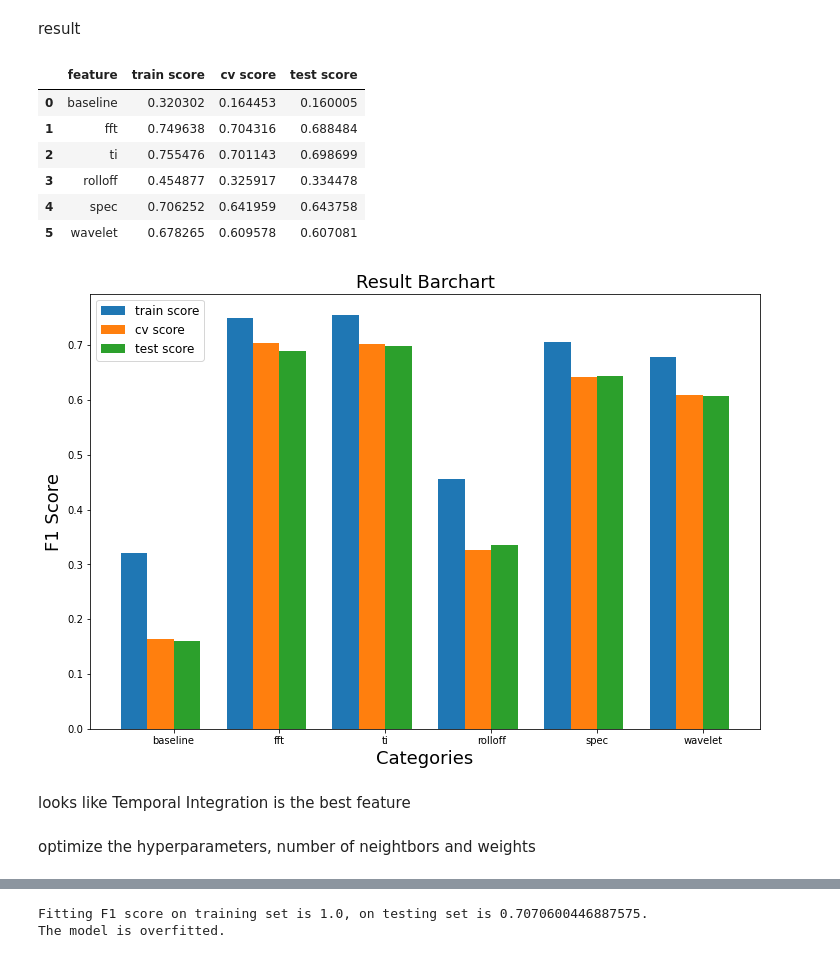
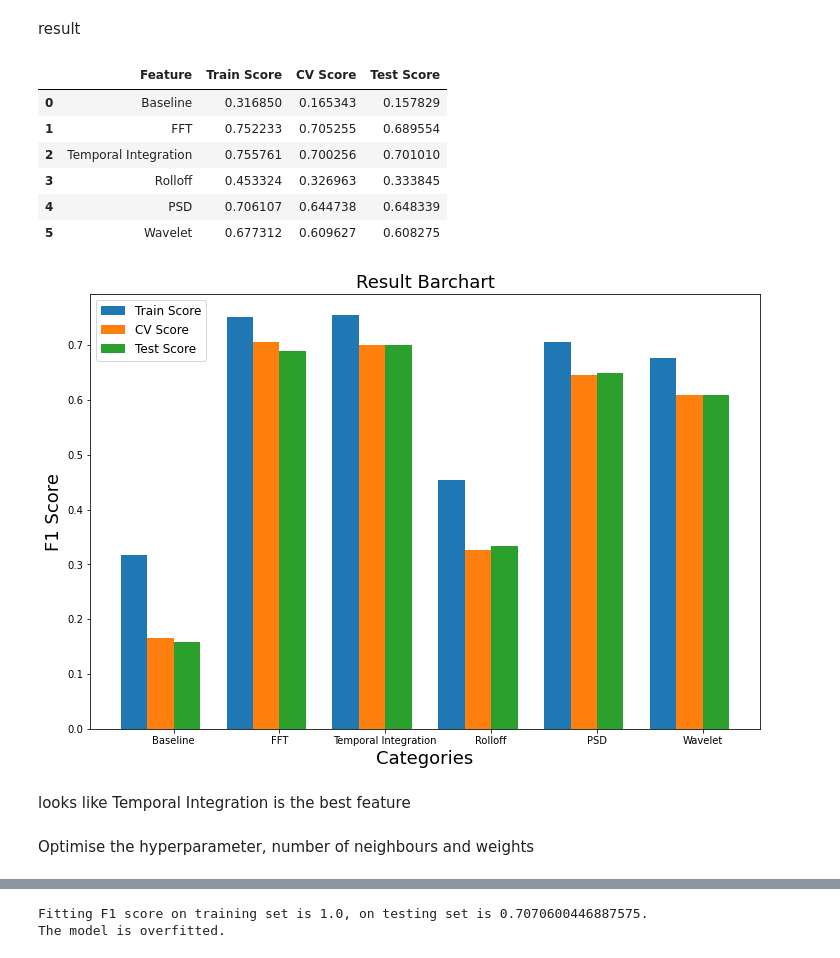
Before and after one commit to Turkeywobbling/ML-group-project, a Jupyter notebook: main.ipynb, the cells around one changed output, grey strips where cells are left out. Saved outputs shown, nothing was run; the diff lists cells and outputs as text; code cells hidden in the pictures.

```diff
--- a/main.ipynb
+++ b/main.ipynb
@@ -18,6 +14,6 @@ baseline = pd.read_csv('features/baseline.csv')
 fft = pd.read_csv('features/fft.csv')
 ti = pd.read_csv('features/ti.csv')
 rolloff = pd.read_csv('features/rolloff.csv')
-spec = pd.read_csv('features/spec.csv')
+psd = pd.read_csv('features/psd.csv')
 wt = pd.read_csv('features/wavelets.csv')
 # %% [markdown]
@@ -27,7 +23,7 @@ baseline_X_train, y_train, baseline_X_test, y_test = pre_features(0.8, baseline)
 fft_X_train, y_train, fft_X_test, y_test = pre_features(0.8, fft)
 ti_X_train, y_train, ti_X_test, y_test = pre_features(0.8, ti)
 rolloff_X_train, y_train, rolloff_X_test, y_test = pre_features(0.8, rolloff)
-spec_X_train, y_train, spec_X_test, y_test = pre_features(0.8, spec)
+psd_X_train, y_train, psd_X_test, y_test = pre_features(0.8, psd)
 wt_X_train, y_train, wt_X_test, y_test = pre_features(0.8, wt)
 # %% [markdown]
 fit every feature by knn
@@ -42,15 +38,15 @@ result['baseline test'] = simple_knn(baseline_X_train, y_train, baseline_X_test,
 result['fft train'] = simple_knn(fft_X_train, y_train, fft_X_train, y_train)
 result['fft cv'] = knn_cv(fft_X_train, y_train, fft_X_test, y_test, 5)
 result['fft test'] = simple_knn(fft_X_train, y_train, fft_X_test, y_test)
-result['stft train'] = simple_knn(ti_X_train, y_train, ti_X_train, y_train)
-result['stft cv'] = knn_cv(ti_X_train, y_train, ti_X_test, y_test, 5)
-result['stft test'] = simple_knn(ti_X_train, y_train, ti_X_test, y_test)
+result['ti train'] = simple_knn(ti_X_train, y_train, ti_X_train, y_train)
+result['ti cv'] = knn_cv(ti_X_train, y_train, ti_X_test, y_test, 5)
+result['ti test'] = simple_knn(ti_X_train, y_train, ti_X_test, y_test)
 result['rolloff train'] = simple_knn(rolloff_X_train, y_train, rolloff_X_train, y_train)
 result['rolloff cv'] = knn_cv(rolloff_X_train, y_train, rolloff_X_test, y_test, 5)
 result['rolloff test'] = simple_knn(rolloff_X_train, y_train, rolloff_X_test, y_test)
-result['spec train'] = simple_knn(spec_X_train, y_train, spec_X_train, y_train)
-result['spec cv'] = knn_cv(spec_X_train, y_train, spec_X_test, y_test, 5)
-result['spec test'] = simple_knn(spec_X_train, y_train, spec_X_test, y_test)
+result['psd train'] = simple_knn(psd_X_train, y_train, psd_X_train, y_train)
+result['psd cv'] = knn_cv(psd_X_train, y_train, psd_X_test, y_test, 5)
+result['psd test'] = simple_knn(psd_X_train, y_train, psd_X_test, y_test)
 result['wave train'] = simple_knn(wt_X_train, y_train, wt_X_train, y_train)
 result['wave cv'] = knn_cv(wt_X_train, y_train, wt_X_test, y_test, 5)
 result['wave test'] = simple_knn(wt_X_train, y_train, wt_X_test, y_test)
@@ -61,50 +57,50 @@ result
 # %%
 result_df = pd.DataFrame(list(result.items()), columns=['feature', 'F1'])
 # change the format of result
-result_table = {'feature': ['baseline', 'fft', 'ti', 'rolloff', 'spec', 'wavelet'],
-        'train score': list(result_df[result_df.index % 3 == 0]['F1']),
-        'cv score': list(result_df[result_df.index % 3 == 1]['F1']),
-        'test score': list(result_df[result_df.index % 3 == 2]['F1']),}
+result_table = {'Feature': ['Baseline', 'FFT', 'Temporal Integration', 'Rolloff', 'PSD', 'Wavelet'],
+        'Train Score': list(result_df[result_df.index % 3 == 0]['F1']),
+        'CV Score': list(result_df[result_df.index % 3 == 1]['F1']),
+        'Test Score': list(result_df[result_df.index % 3 == 2]['F1']),}
 table_df = pd.DataFrame(result_table)
 table_df
 # %% [output]
-|  | feature | train score | cv score | test score |
-| 0 | baseline | 0.320302 | 0.164453 | 0.160005 |
-| 1 | fft | 0.749638 | 0.704316 | 0.688484 |
-| 2 | ti | 0.755476 | 0.701143 | 0.698699 |
-| 3 | rolloff | 0.454877 | 0.325917 | 0.334478 |
-| 4 | spec | 0.706252 | 0.641959 | 0.643758 |
-| 5 | wavelet | 0.678265 | 0.609578 | 0.607081 |
+|  | Feature | Train Score | CV Score | Test Score |
+| 0 | Baseline | 0.316850 | 0.165343 | 0.157829 |
+| 1 | FFT | 0.752233 | 0.705255 | 0.689554 |
+| 2 | Temporal Integration | 0.755761 | 0.700256 | 0.701010 |
+| 3 | Rolloff | 0.453324 | 0.326963 | 0.333845 |
+| 4 | PSD | 0.706107 | 0.644738 | 0.648339 |
+| 5 | Wavelet | 0.677312 | 0.609627 | 0.608275 |
 # %%
 # Display
 plt.figure(figsize=(12, 8))
 bar_width = 0.25  # Adjust as needed
-bar_positions = range(len(table_df['feature']))
+bar_positions = range(len(table_df['Feature']))
 
-plt.bar(bar_positions, table_df['train score'], width=bar_width, label='train score')
+plt.bar(bar_positions, table_df['Train Score'], width=bar_width, label='Train Score')
 # plt.bar([pos + bar_width for pos in bar_positions], table_df['cv_score_2'], width=bar_width, label='cv score 2')
-plt.bar([pos + bar_width for pos in bar_positions], table_df['cv score'], width=bar_width, label='cv score')
-plt.bar([pos + 2*bar_width for pos in bar_positions], table_df['test score'], width=bar_width, label='test score')
+plt.bar([pos + bar_width for pos in bar_positions], table_df['CV Score'], width=bar_width, label='CV Score')
+plt.bar([pos + 2*bar_width for pos in bar_positions], table_df['Test Score'], width=bar_width, label='Test Score')
 
 # Adding labels and title
 plt.xlabel('Categories', fontsize=18)
 plt.ylabel('F1 Score', fontsize=18)
 plt.title('Result Barchart', fontsize=18)
 
 # Adding legend
 plt.legend(fontsize='large')
 
 # Adjusting x-axis ticks and labels
-plt.xticks([pos + 1.5*bar_width for pos in bar_positions], table_df['feature'])
+plt.xticks([pos + 1.5*bar_width for pos in bar_positions], table_df['Feature'])
 
 # Display the chart
 plt.show()
 # %% [output]
-[figure, old version]
+[figure, new version]
 # %% [markdown]
 looks like Temporal Integration is the best feature
 # %% [markdown]
-optimize the hyperparameters, number of neightbors and weights
+Optimise the hyperparameter, number of neighbours and weights
 # %%
 %%time
 ns = [5, 10, 15, 20, 25, 30, 35, 40, 45, 50]
```
Also changed, not shown: parts of 5 cells of this notebook, 8 other files.
